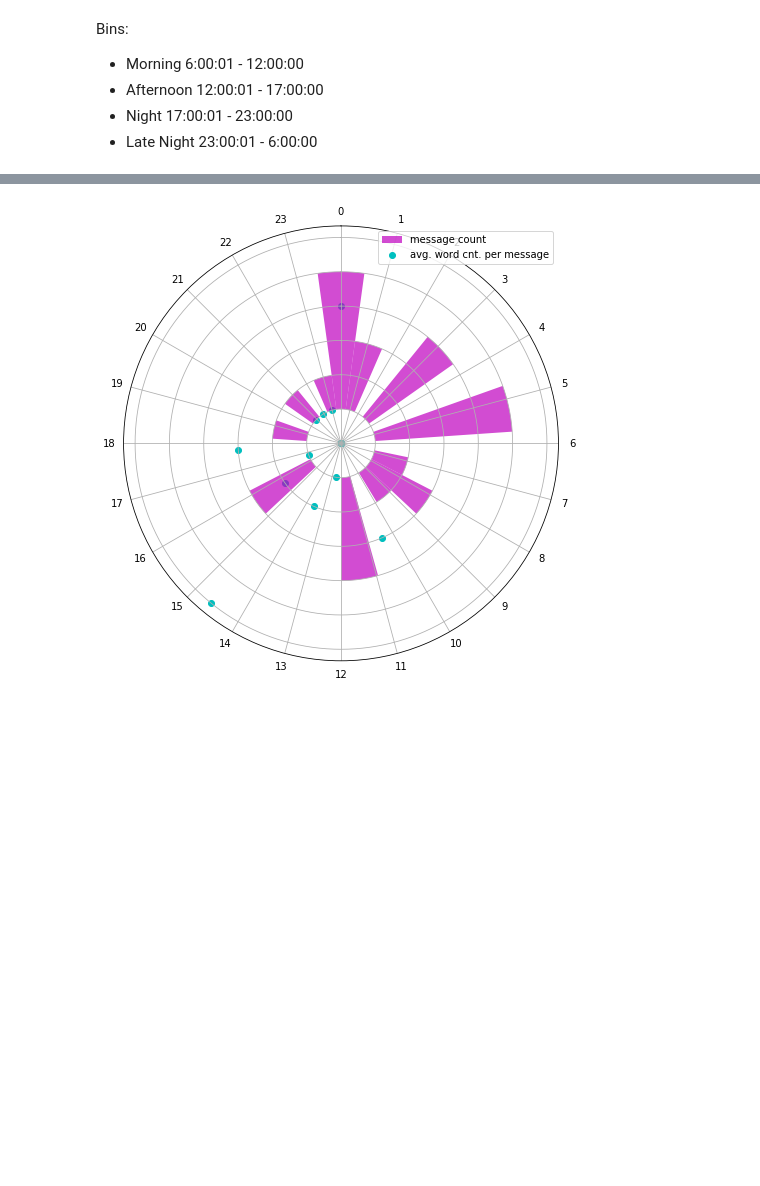
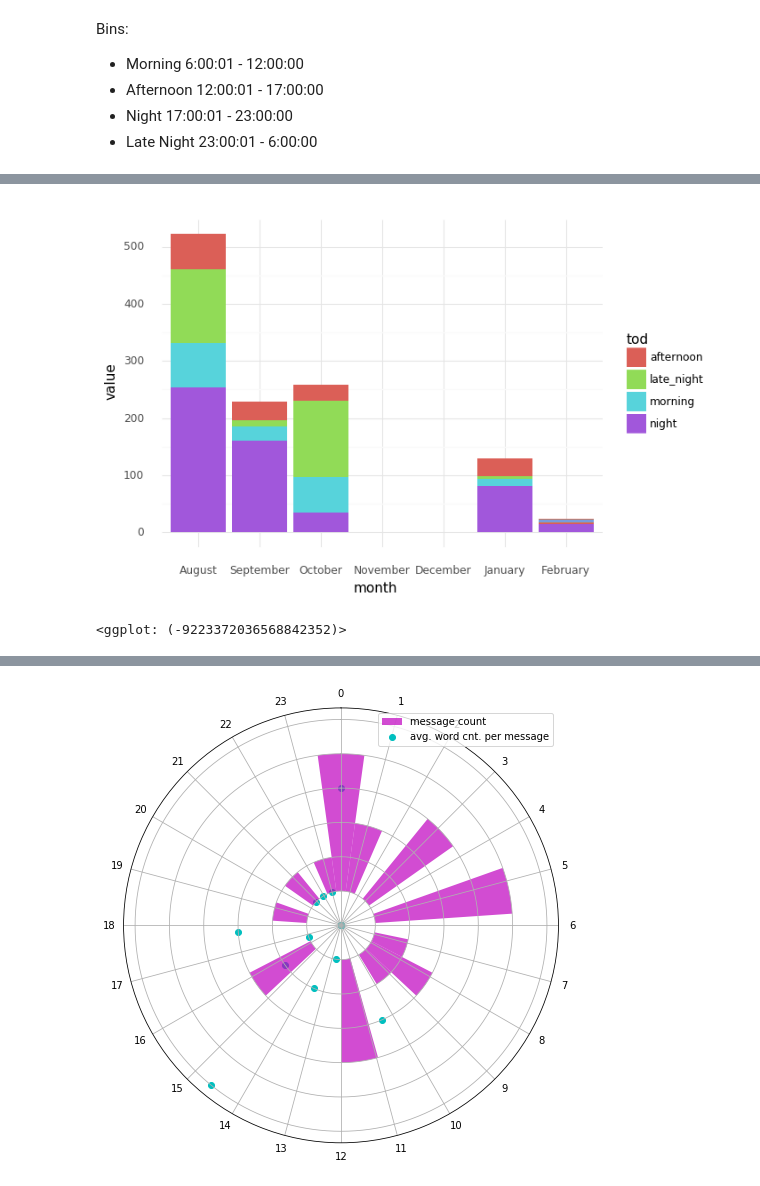
Before and after one commit to katykoenig/personal-data, a Jupyter notebook: my-tinder-data/playing-with-tinder-data.ipynb, the cells around one changed output, grey strips where cells are left out. Cells and saved outputs as stored; diff of their text form; code cells hidden in the pictures; blank space fills up the shorter version.

```diff
--- a/my-tinder-data/playing-with-tinder-data.ipynb
+++ b/my-tinder-data/playing-with-tinder-data.ipynb
@@ -188,3 +203,10 @@ p9.ggplot(message_df, p9.aes('tod', fill='tod')) + p9.geom_bar() + \
+# %%
+melted_month = message_df.groupby(['month', 'tod']).agg({'dow': 'count'}).unstack().reset_index().melt(id_vars=['month'])
+p9.ggplot(melted_month, p9.aes(x='month', y='value', fill='tod')) + p9.geom_col() + \
+p9.scale_x_discrete(limits=['August', 'September', 'October', 'November', 'December', 'January', 'February']) + p9.theme_minimal()
+# %% [output]
+[figure, added]
+<ggplot: (-9223372036568842352)>
 # %%
 p9.ggplot(message_df) + p9.aes('hour', 'dow') + p9.geom_bin2d(bins=24) + \
 p9.scale_y_discrete(limits=['Sat', 'Fri', 'Thu', 'Wed', 'Tue', 'Mon', 'Sun']) + \
```
Also changed, not shown: parts of 19 cells of this notebook.
